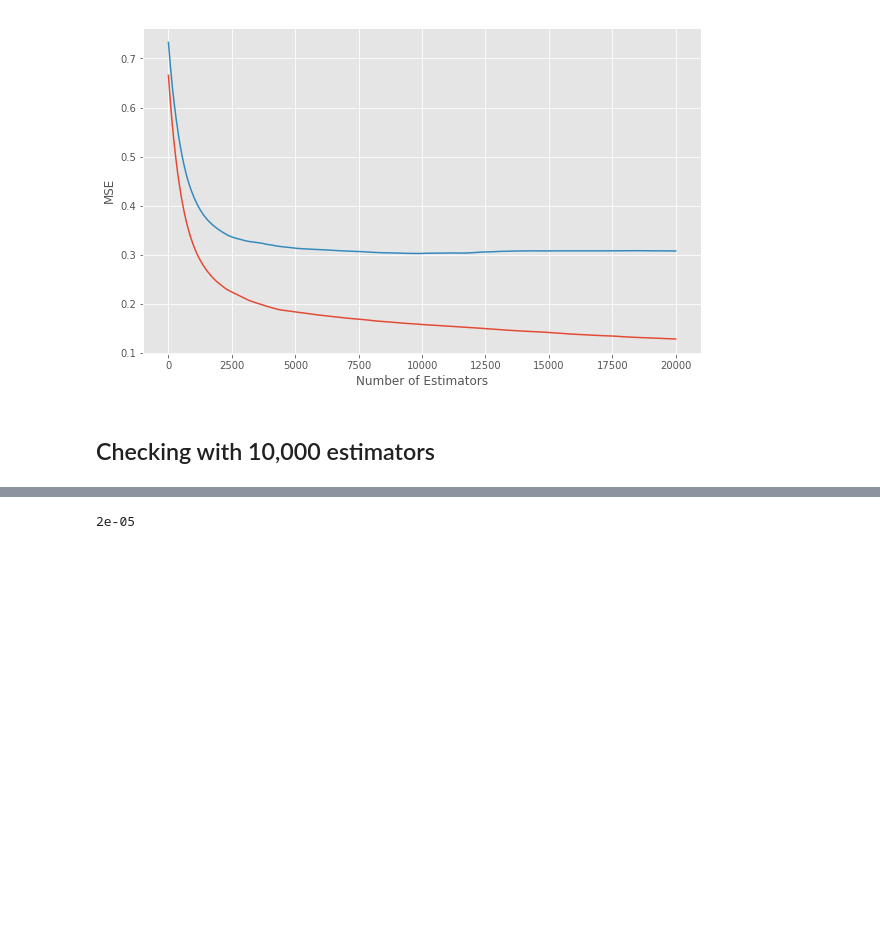
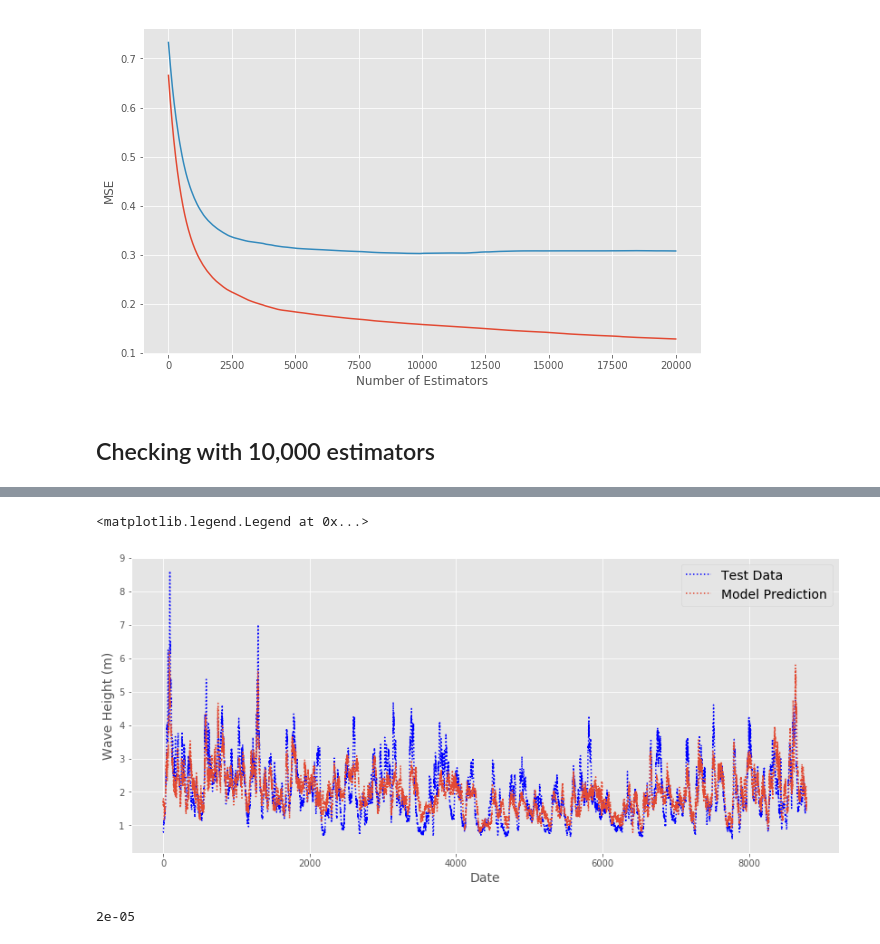
Before and after one commit to abulho/Surf_Prediction, a Jupyter notebook: src/30_Jan_2018_Modeling_Cross_Validation_Tree_Depth.ipynb, the cells around one changed output, grey strips where cells are left out. Cells and saved outputs as stored; diff of their text form; code cells hidden in the pictures; blank space fills up the shorter version.

```diff
--- a/src/30_Jan_2018_Modeling_Cross_Validation_Tree_Depth.ipynb
+++ b/src/30_Jan_2018_Modeling_Cross_Validation_Tree_Depth.ipynb
@@ -166,7 +166,7 @@ _=ax.set_ylabel('MSE')
 # %%
 # fitting a gradient booster model
 n_estimators = 10000
-params = {'n_estimators': n_estimators, 'max_depth': 5, 'min_samples_split': 4,
+params = {'n_estimators': n_estimators, 'max_depth': 3, 'min_samples_split': 4,
           'learning_rate': 0.01, 'loss': 'ls'}
 gbr_test3 = GradientBoostingRegressor(**params)
 gbr_test3.fit(X_train_sets[-1], y_train_sets[-1].ravel())
@@ -187,3 +197,14 @@ _=ax.set_ylabel('MSE')
+# %%
+fig, ax = plt.subplots(figsize=(14,6))
+ax.plot(y_test_sets[-1],':', color='b', label = 'Test Data')
+ax.plot(gbr_test3.predict(X_test_sets[-1]) ,':', label = 'Model Prediction')
+ax.set_xlabel('Date', fontsize=14)
+ax.set_ylabel('Wave Height (m)', fontsize=14)
+#ax.set_title('Test Data Comparison with Model Predictions for Source 46005')
+plt.legend(prop={'size': 14})
+# %% [output]
+<matplotlib.legend.Legend at 0x...>
+[figure, added]
 # %%
 (20000*0.0001)/100000
 # %% [output]
```
Also changed, not shown: parts of 3 cells of this notebook, 1 other file.
